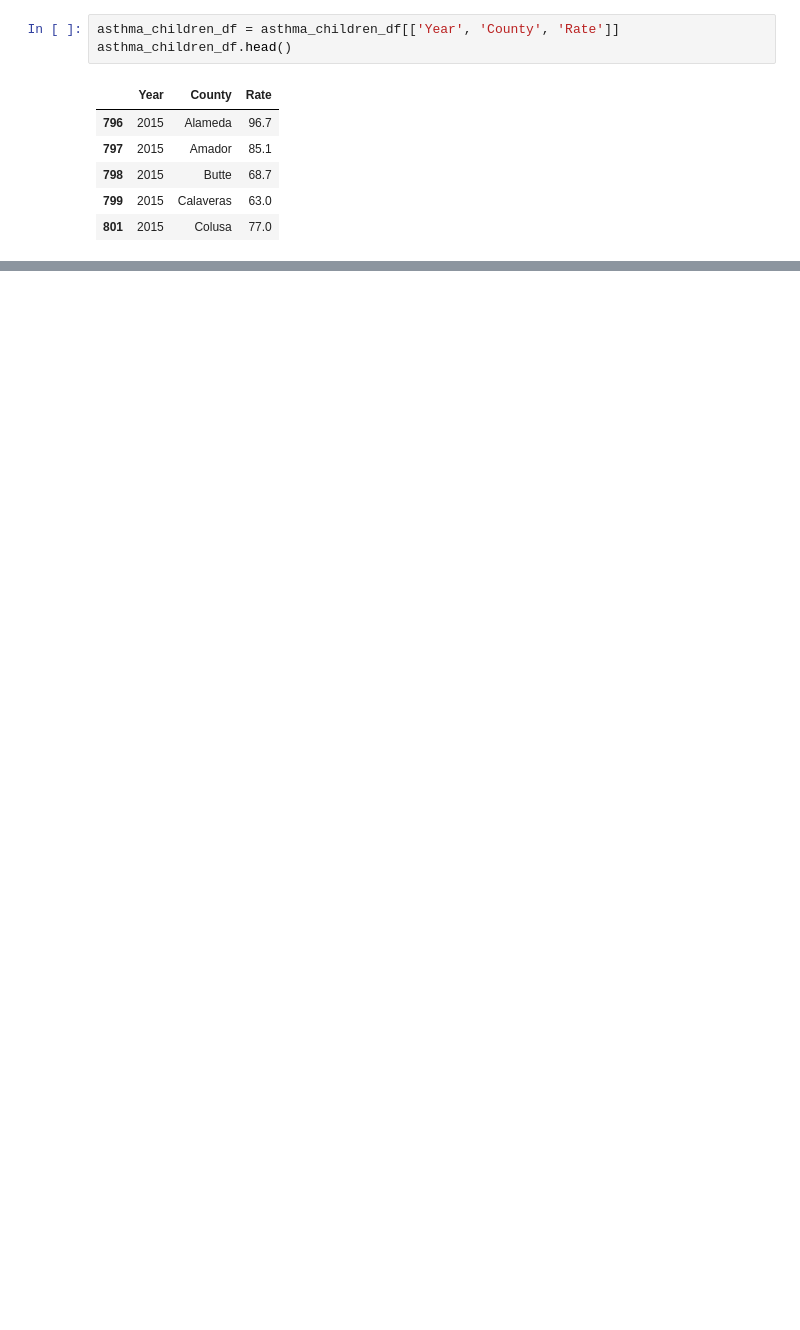
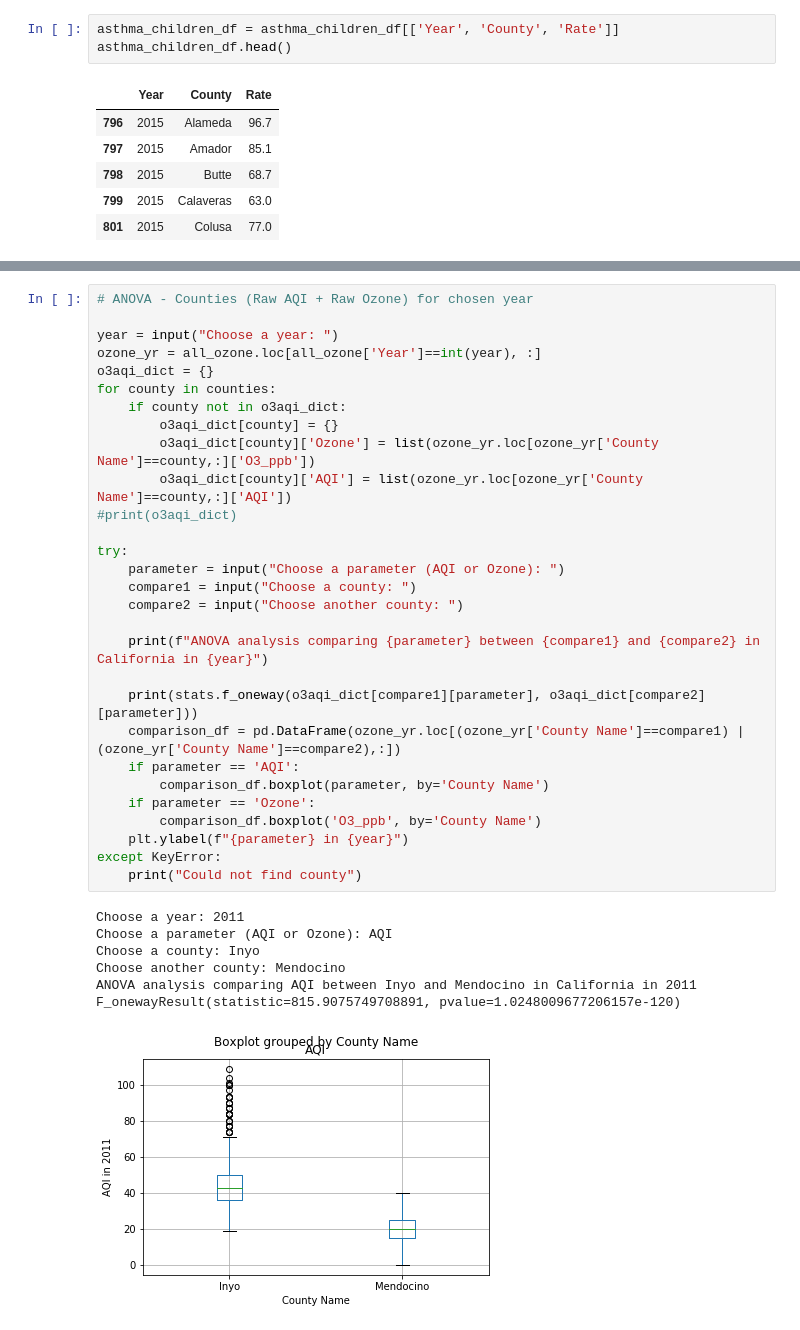
Before and after one commit to shaheen19/Climate-myth, a Jupyter notebook: asthma.ipynb, the cells around one changed output, grey strips where cells are left out. Cells and saved outputs as stored; diff of their text form; blank space fills up the shorter version.

```diff
--- a/asthma.ipynb
+++ b/asthma.ipynb
@@ -325,0 +465,37 @@ for year in years:
+# %%
+# ANOVA - Counties (Raw AQI + Raw Ozone) for chosen year
+
+year = input("Choose a year: ")
+ozone_yr = all_ozone.loc[all_ozone['Year']==int(year), :]
+o3aqi_dict = {}
+for county in counties:
+    if county not in o3aqi_dict:
+        o3aqi_dict[county] = {}
+        o3aqi_dict[county]['Ozone'] = list(ozone_yr.loc[ozone_yr['County Name']==county,:]['O3_ppb'])
+        o3aqi_dict[county]['AQI'] = list(ozone_yr.loc[ozone_yr['County Name']==county,:]['AQI'])
+#print(o3aqi_dict)
+
+try:
+    parameter = input("Choose a parameter (AQI or Ozone): ")
+    compare1 = input("Choose a county: ")
+    compare2 = input("Choose another county: ")
+
+    print(f"ANOVA analysis comparing {parameter} between {compare1} and {compare2} in California in {year}")
+
+    print(stats.f_oneway(o3aqi_dict[compare1][parameter], o3aqi_dict[compare2][parameter]))
+    comparison_df = pd.DataFrame(ozone_yr.loc[(ozone_yr['County Name']==compare1) | (ozone_yr['County Name']==compare2),:])
+    if parameter == 'AQI':
+        comparison_df.boxplot(parameter, by='County Name')
+    if parameter == 'Ozone':
+        comparison_df.boxplot('O3_ppb', by='County Name')
+    plt.ylabel(f"{parameter} in {year}")
+except KeyError:
+    print("Could not find county")
+# %% [output]
+Choose a year: 2011
+Choose a parameter (AQI or Ozone): AQI
+Choose a county: Inyo
+Choose another county: Mendocino
+ANOVA analysis comparing AQI between Inyo and Mendocino in California in 2011
+F_onewayResult(statistic=815.9075749708891, pvalue=1.0248009677206157e-120)
+[figure, added]
```
Also changed, not shown: parts of 34 cells of this notebook.
